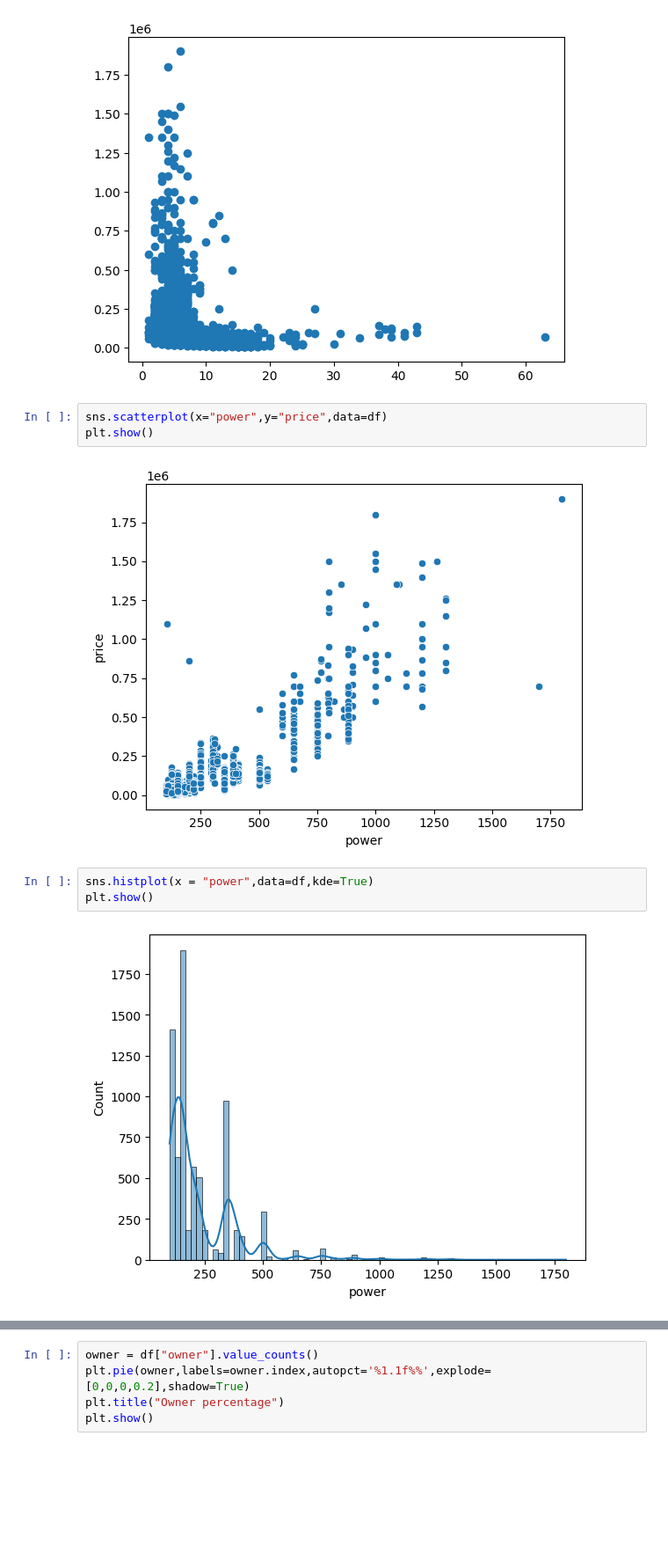
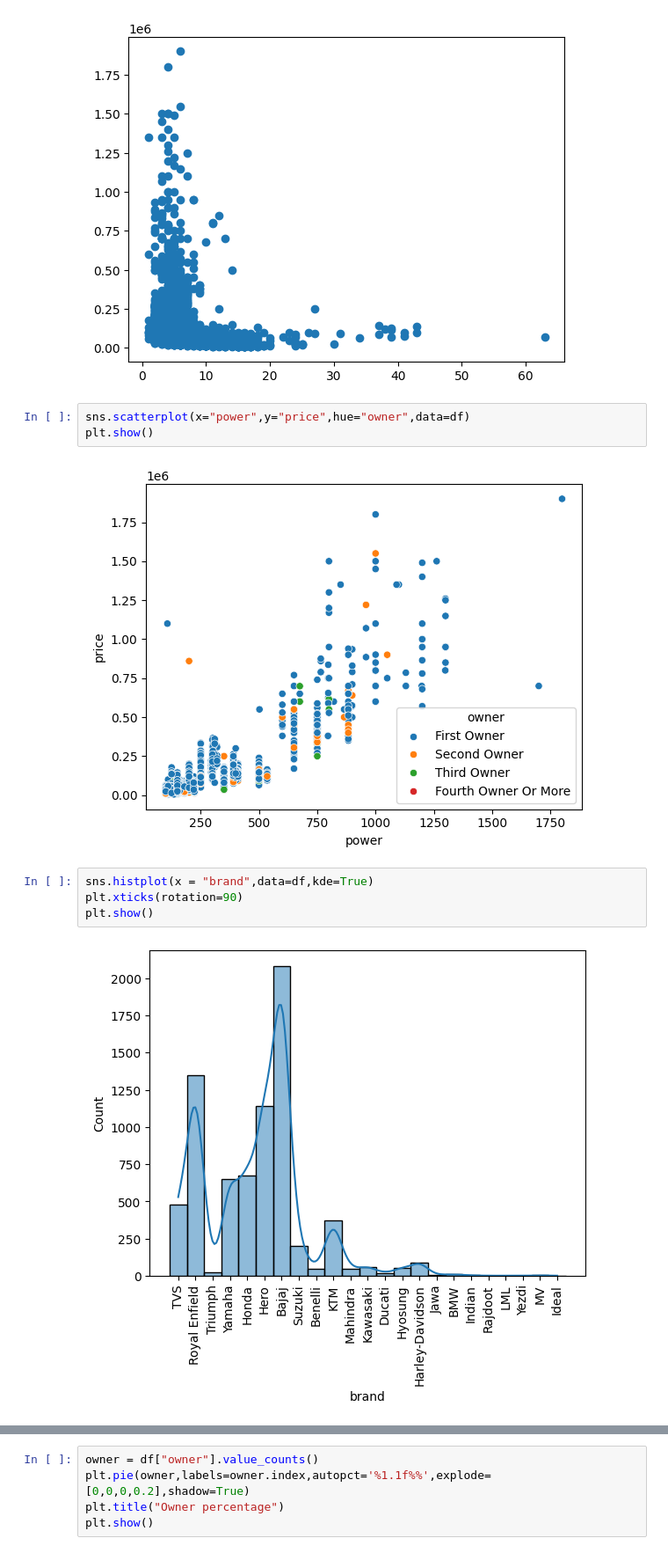
Before and after one commit to garimaagarwal2702/SITP-12-Th-may-, a Jupyter notebook: python/projects/Bike.ipynb, the cells around one changed output, grey strips where cells are left out. Shown at 88% size. Drawn from its saved outputs; the diff is of its cells as text; blank space fills up the shorter version.

```diff
--- a/python/projects/Bike.ipynb
+++ b/python/projects/Bike.ipynb
@@ -192,14 +197,15 @@ plt.show()
 # %% [output]
 [figure]
 # %%
-sns.scatterplot(x="power",y="price",data=df)
+sns.scatterplot(x="power",y="price",hue="owner",data=df)
 plt.show()
 # %% [output]
-[figure, old version]
+[figure, new version]
 # %%
-sns.histplot(x = "power",data=df,kde=True)
+sns.histplot(x = "brand",data=df,kde=True)
+plt.xticks(rotation=90)
 plt.show()
 # %% [output]
-[figure, old version]
+[figure, new version]
 # %%
 sns.catplot(y="kms_driven",hue="owner",kind="bar",data=df)
```
Also changed, not shown: parts of 6 cells of this notebook, 8 other files.
